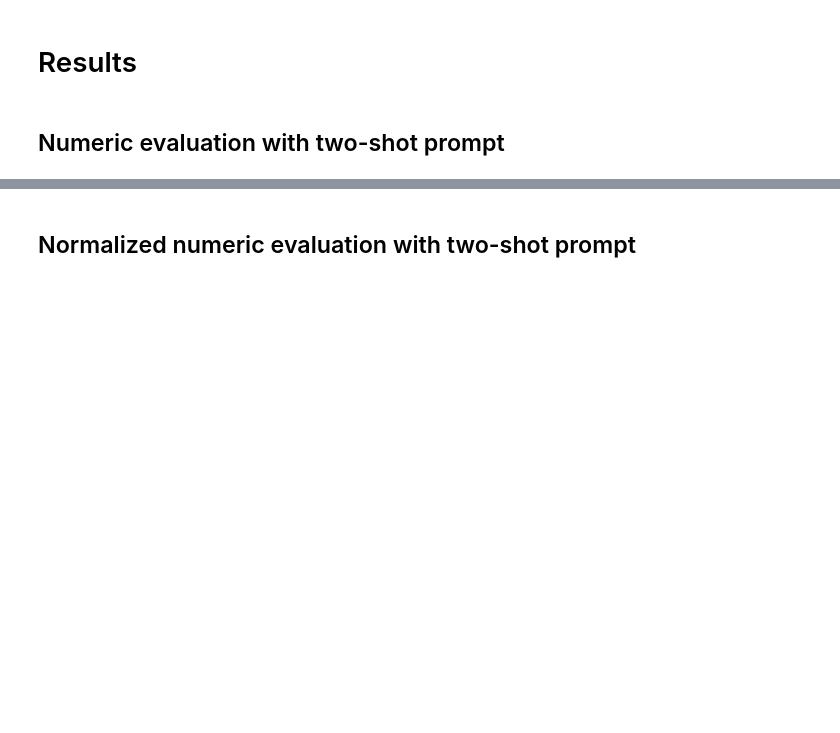
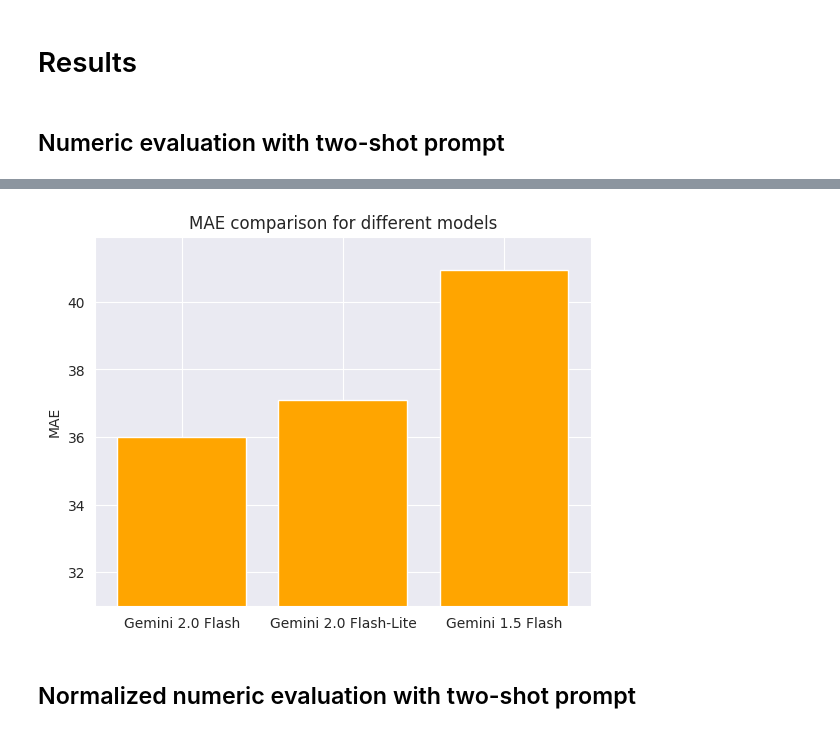
Before and after one commit to daKostych/Bachelor-Project-2025, a Jupyter notebook: llm_blog_generator/experiments/llm_blog_evaluator.ipynb, the cells around one changed output, grey strips where cells are left out. Cells and saved outputs as stored; diff of their text form; code cells hidden in the pictures; blank space fills up the shorter version.

```diff
--- a/llm_blog_generator/experiments/llm_blog_evaluator.ipynb
+++ b/llm_blog_generator/experiments/llm_blog_evaluator.ipynb
@@ -750,3 +766,7 @@ num_eval_table
+# %%
+show_metric_bar_plot(num_eval_table["Model"], num_eval_table["MAE"], "MAE")
+# %% [output]
+[figure, added]
 # %% [markdown]
 ## Normalized numeric evaluation with two-shot prompt
 # %%
```
Also changed, not shown: parts of 41 cells of this notebook.
